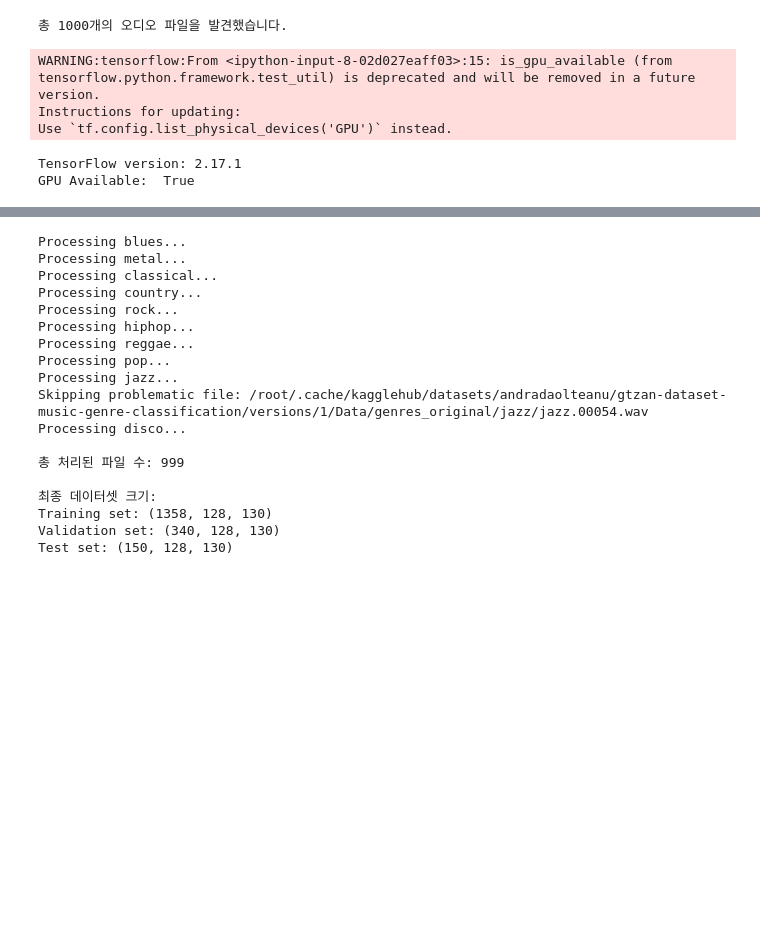
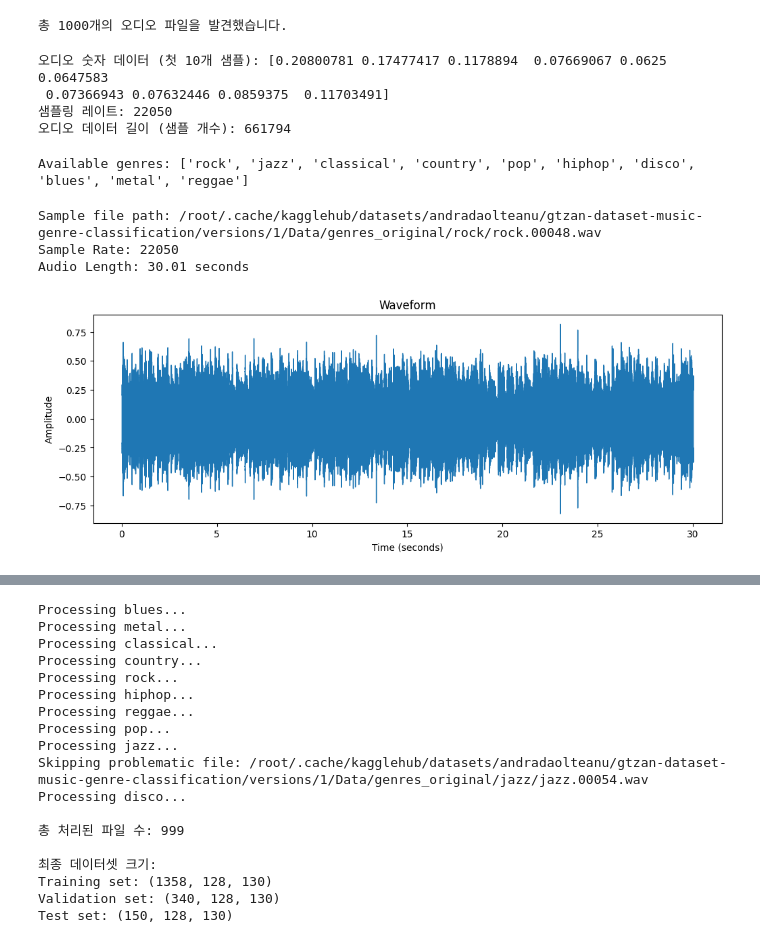
Before and after one commit to jese182/deeplearning_project, a Jupyter notebook: GTZAN_music_classification/gtzan_cnn.ipynb, the cells around one changed output, grey strips where cells are left out. Drawn from its saved outputs; the diff is of its cells as text; code cells hidden in the pictures; blank space fills up the shorter version.

```diff
--- a/GTZAN_music_classification/gtzan_cnn.ipynb
+++ b/GTZAN_music_classification/gtzan_cnn.ipynb
@@ -23,27 +41,51 @@ print(f"총 {len(audio_files)}개의 오디오 파일을 발견했습니다.")
 # .wav 파일들의 파일 경로 리스트로 반환
 # %% [output]
 총 1000개의 오디오 파일을 발견했습니다.
-# %%
-
-
-import librosa
-import librosa.display
-import numpy as np
-import pandas as pd
-import matplotlib.pyplot as plt
-import os
-from sklearn.model_selection import train_test_split
-from sklearn.preprocessing import LabelEncoder
-import tensorflow as tf
-from tensorflow.keras import layers
-import warnings
-warnings.filterwarnings('ignore')
-
-print("TensorFlow version:", tf.__version__)
-print("GPU Available: ", tf.test.is_gpu_available())
-# %% [output]
-WARNING:tensorflow:From <ipython-input-8-02d027eaff03>:15: is_gpu_available (from tensorflow.python.framework.test_util) is deprecated and will be removed in a future version.
-Instructions for updating:
-Use `tf.config.list_physical_devices('GPU')` instead.
-TensorFlow version: 2.17.1
-GPU Available:  True
+# %%
+# 오디오 파일 경로 설정 (audio_files 리스트에서 첫 번째 파일 사용)
+audio_path = audio_files[0]
+
+# 오디오 파일 로드
+y, sr = librosa.load(audio_path, sr=None)  # sr=None이면 원본 샘플링 레이트 유지
+
+# 숫자 데이터 출력
+print("오디오 숫자 데이터 (첫 10개 샘플):", y[:10])
+print("샘플링 레이트:", sr)
+print("오디오 데이터 길이 (샘플 개수):", len(y))
+# %% [output]
+오디오 숫자 데이터 (첫 10개 샘플): [0.20800781 0.17477417 0.1178894  0.07669067 0.0625     0.0647583
+ 0.07366943 0.07632446 0.0859375  0.11703491]
+샘플링 레이트: 22050
+오디오 데이터 길이 (샘플 개수): 661794
+# %%
+# 데이터 경로 설정 (사용자의 실제 데이터 경로로 수정 필요)
+data_path = "/root/.cache/kagglehub/datasets/andradaolteanu/gtzan-dataset-music-genre-classification/versions/1/Data/genres_original"
+
+# 장르 폴더 목록 확인
+genres = os.listdir(data_path)
+print(f"Available genres: {genres}")
+# %% [output]
+Available genres: ['rock', 'jazz', 'classical', 'country', 'pop', 'hiphop', 'disco', 'blues', 'metal', 'reggae']
+# %%
+# 첫 번째 장르 폴더에서 샘플 오디오 파일 경로 설정
+sample_genre = genres[0]  # 예: "blues"
+sample_file = os.path.join(data_path, sample_genre, os.listdir(os.path.join(data_path, sample_genre))[0])
+print(f"Sample file path: {sample_file}")
+# 오디오 파일 로드
+y, sr = librosa.load(sample_file, sr=None)  # 원본 샘플링 속도 유지
+print(f"Sample Rate: {sr}")
+print(f"Audio Length: {len(y)/sr:.2f} seconds")
+# %% [output]
+Sample file path: /root/.cache/kagglehub/datasets/andradaolteanu/gtzan-dataset-music-genre-classification/versions/1/Data/genres_original/rock/rock.00048.wav
+Sample Rate: 22050
+Audio Length: 30.01 seconds
+# %%
+# 오디오 신호 시각화 (파형)
+plt.figure(figsize=(12, 4))
+librosa.display.waveshow(y, sr=sr)
+plt.title("Waveform")
+plt.xlabel("Time (seconds)")
+plt.ylabel("Amplitude")
+plt.show()
+# %% [output]
+[figure, added]
```
Also changed, not shown: parts of 5 cells of this notebook.
